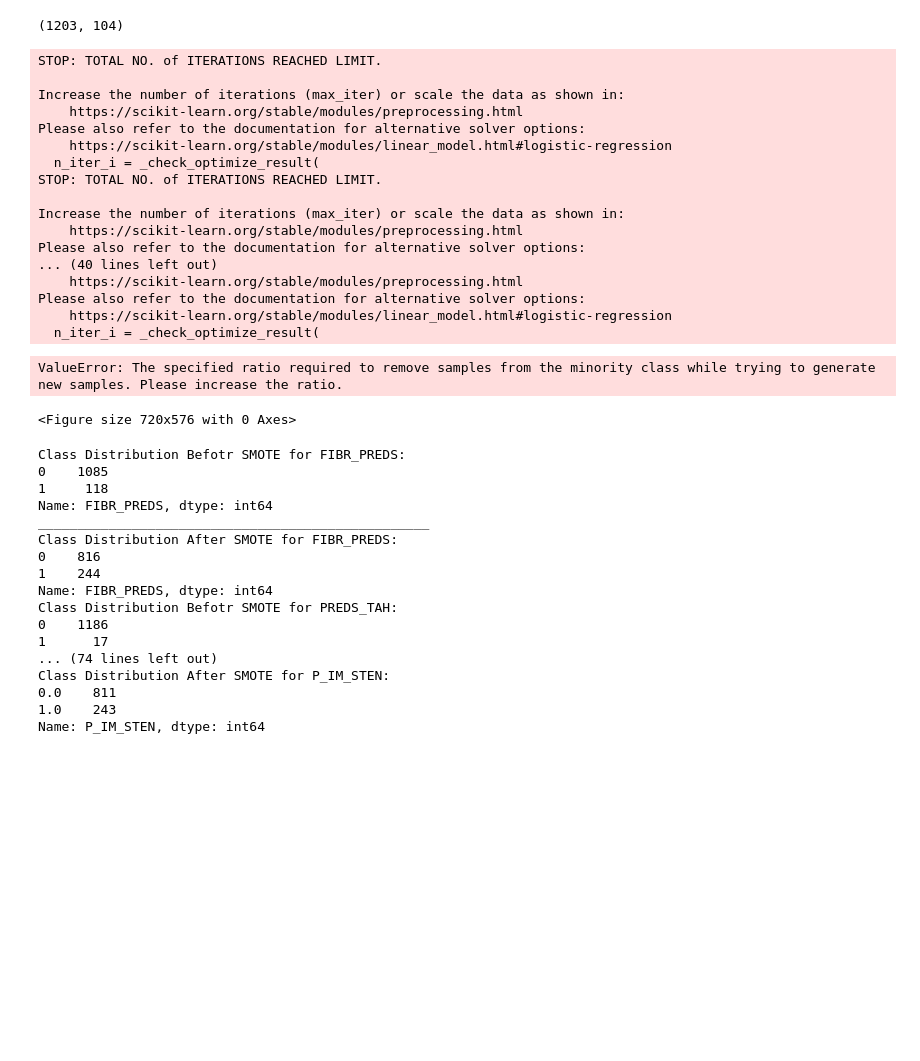
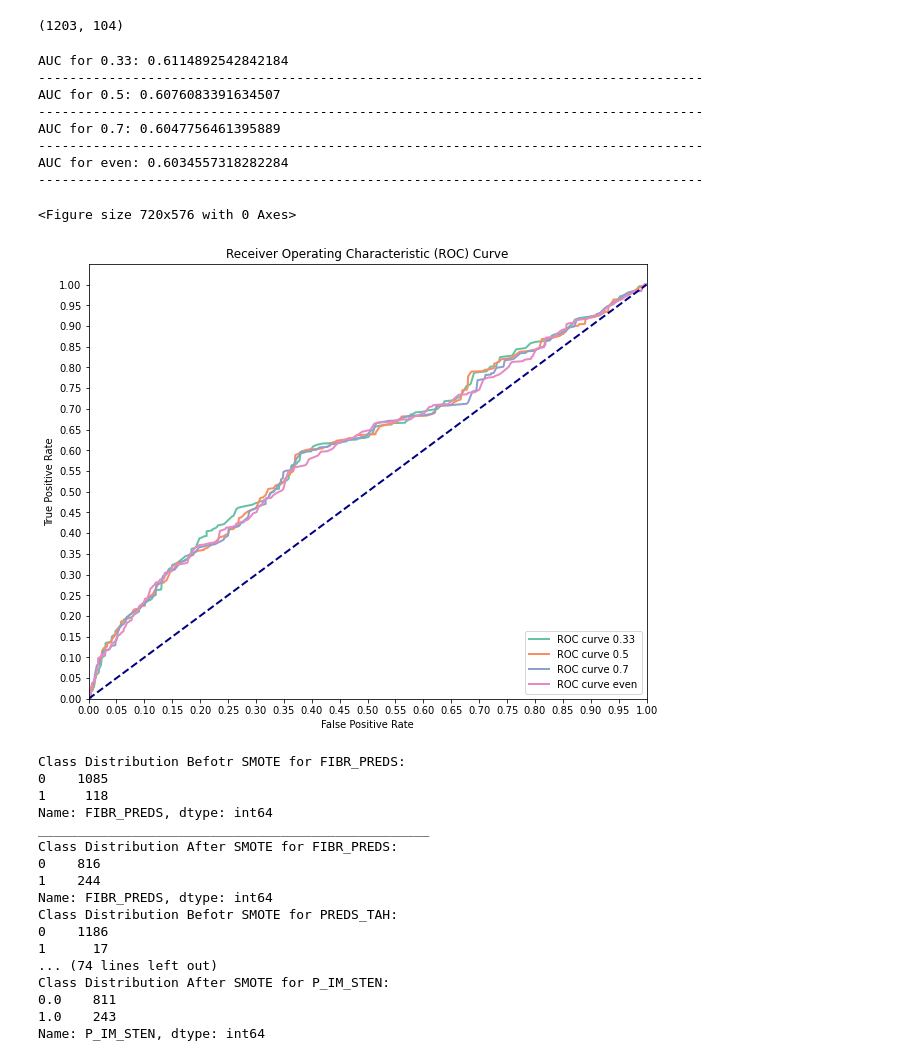
Before and after one commit to cristopher-d-delgado/myocardial_infraction_logistic_modeling, a Jupyter notebook: notebooks/model_prep.ipynb, the cells around one changed output. Saved outputs shown, nothing was run; the diff lists cells and outputs as text; code cells hidden in the pictures; blank space fills up the shorter version.

Commit message:
First SMOTE result

```diff
--- a/notebooks/model_prep.ipynb
+++ b/notebooks/model_prep.ipynb
@@ -260,8 +260,8 @@ import matplotlib.pyplot as plt
 import numpy as np
 # Identify which target columns are binary and which are multi-class
 # let's compare a few different ratios of minority class to majority class
-ratios = [0.25, 0.33, 0.5, 0.7, 1]
-names = ['0.25', '0.33','0.5','0.7','even']
+ratios = [0.33, 0.5, 0.7, 1]
+names = ['0.33','0.5','0.7','even']
 colors = sns.color_palette('Set2')
 
 plt.figure(figsize=(10, 8))
@@ -291,14 +291,14 @@ for n, ratio in enumerate(ratios):
     # Loop through each binary target column
     for target_col in binary_targets:
         smote = SMOTE(sampling_strategy=ratio, random_state=42)
-        X_train_resampled, y_train_resampled = smote.fit_resample(X_train, y_train[target_col])
-        logreg = LogisticRegression(fit_intercept=False, C=1e20, solver='lbfgs')
+        X_train_resampled, y_train_resampled = smote.fit_resample(X_train_full, y_train[target_col])
+        logreg = LogisticRegression(fit_intercept=False, C=1e20, solver='liblinear', random_state=42)
         model_log = logreg.fit(X_train_resampled, y_train_resampled)
 
         # Predict
-        y_score = logreg.decision_function(X_test)
+        y_score = logreg.decision_function(X_test_full)
 
-        fpr, tpr, _ = roc_curve(y_test[target_col], y_score)
+        fpr, tpr, thresholds = roc_curve(y_test[target_col], y_score)
 
         # Append ROC curve data for this binary target column
         fpr_list.append(fpr)
@@ -314,52 +314,43 @@ for n, ratio in enumerate(ratios):
     micro_tpr /= len(binary_targets)
 
     # Store ROC curve data
     all_fpr.append(micro_fpr)
     all_tpr.append(micro_tpr)
 
     # Compute AUC
     roc_auc = auc(micro_fpr, micro_tpr)
 
     print('AUC for {}: {}'.format(names[n], roc_auc))
     print('-------------------------------------------------------------------------------------')
 
 # Plot ROC curves for each ratio
 plt.figure(figsize=(10, 8))
 lw = 2
 
 for n in range(len(ratios)):
     plt.plot(all_fpr[n], all_tpr[n], color=colors[n], lw=lw, label='ROC curve {}'.format(names[n]))
 
 plt.plot([0, 1], [0, 1], color='navy', lw=lw, linestyle='--')
 plt.xlim([0.0, 1.0])
 plt.ylim([0.0, 1.05])
 plt.yticks([i/20.0 for i in range(21)])
 plt.xticks([i/20.0 for i in range(21)])
 plt.xlabel('False Positive Rate')
 plt.ylabel('True Positive Rate')
 plt.title('Receiver Operating Characteristic (ROC) Curve')
 plt.legend(loc='lower right')
 plt.show()
 # %% [output]
-STOP: TOTAL NO. of ITERATIONS REACHED LIMIT.
-
-Increase the number of iterations (max_iter) or scale the data as shown in:
-    https://scikit-learn.org/stable/modules/preprocessing.html
-Please also refer to the documentation for alternative solver options:
-    https://scikit-learn.org/stable/modules/linear_model.html#logistic-regression
-  n_iter_i = _check_optimize_result(
-STOP: TOTAL NO. of ITERATIONS REACHED LIMIT.
-
-Increase the number of iterations (max_iter) or scale the data as shown in:
-    https://scikit-learn.org/stable/modules/preprocessing.html
-Please also refer to the documentation for alternative solver options:
-... (40 lines left out)
-    https://scikit-learn.org/stable/modules/preprocessing.html
-Please also refer to the documentation for alternative solver options:
-    https://scikit-learn.org/stable/modules/linear_model.html#logistic-regression
-  n_iter_i = _check_optimize_result(
+AUC for 0.33: 0.6114892542842184
+-------------------------------------------------------------------------------------
+AUC for 0.5: 0.6076083391634507
+-------------------------------------------------------------------------------------
+AUC for 0.7: 0.6047756461395889
+-------------------------------------------------------------------------------------
+AUC for even: 0.6034557318282284
+-------------------------------------------------------------------------------------
-ValueError: The specified ratio required to remove samples from the minority class while trying to generate new samples. Please increase the ratio.
+<Figure size 720x576 with 0 Axes>
-<Figure size 720x576 with 0 Axes>
+[figure, added]
 # %%
 # Calculate the class distribution for each resampled target column
 # for target_col in binary_targets:
```
